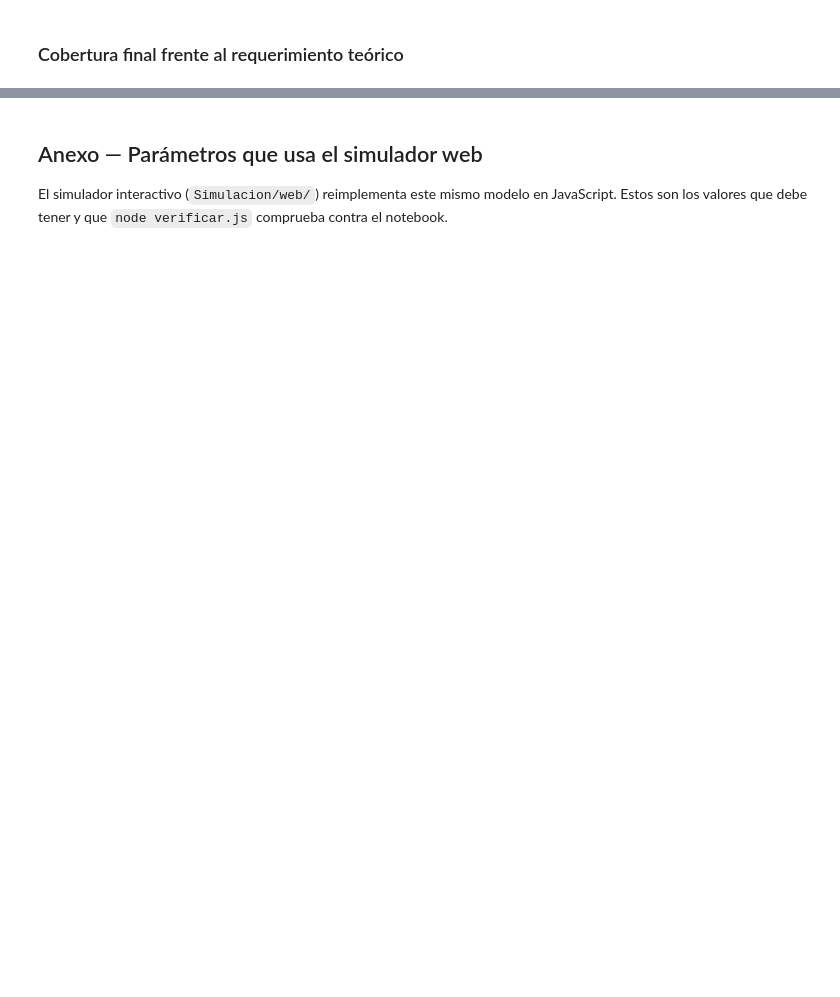
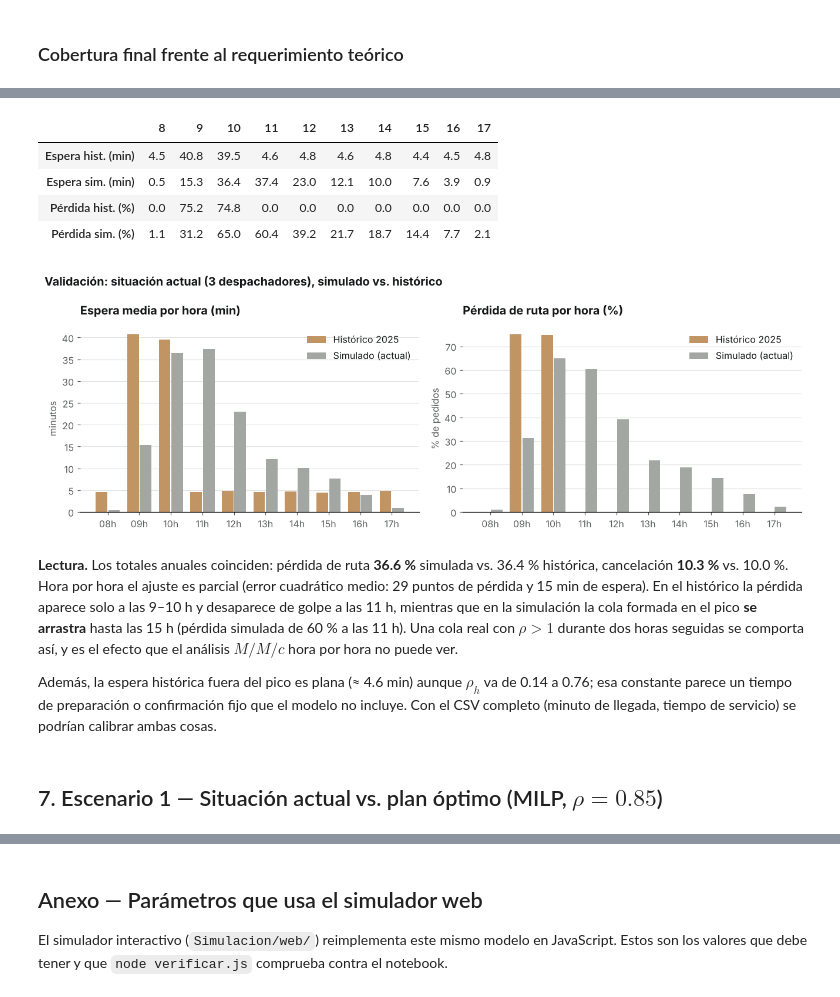
Before and after one commit to Efustion23/denlu-simulacion, a Jupyter notebook: Simulacion/Denlu.ipynb, the cells around one changed output, grey strips where cells are left out. Drawn from its saved outputs; the diff is of its cells as text; code cells hidden in the pictures; blank space fills up the shorter version.

```diff
--- a/Simulacion/Denlu.ipynb
+++ b/Simulacion/Denlu.ipynb
@@ -1018,0 +456,15 @@ display(Markdown(f'''
+# %%
+grilla = []
+for T in [15, 20, 25]:
+    for p in [0.24, 0.26, 0.28, 0.30, 0.32]:
+        sims = pd.concat([simular_anio(PLAN_ACTUAL, T, p, seed=1000 + s) for s in range(4)])
+        perdida, cancel = 100 * sims["perdio_ruta"].mean(), 100 * sims["cancelado"].mean()
+        grilla.append({"T": T, "p": p, "Pérdida (%)": perdida, "Cancel (%)": cancel,
+                       "Error": (perdida - HIST_PERDIDA_TOTAL) ** 2 + (cancel - HIST_CANCEL) ** 2})
+grilla = pd.DataFrame(grilla)
+mejor = grilla.loc[grilla["Error"].idxmin()]
+T_CAL, P_CAL = float(mejor["T"]), float(mejor["p"])
+
+display(grilla.pivot(index="T", columns="p", values="Error").round(1)
+        .style.background_gradient(cmap="Blues_r").set_caption("Error de calibración (menor = mejor)"))
+print(f"Calibrado: T = {T_CAL:.0f} min, p = {P_CAL:.2f} -> pérdida {mejor['Pérdida (%)']:.1f} %, cancelados {mejor['Cancel (%)']:.1f} %")
@@ -1018,0 +479,46 @@ display(Markdown(f'''
+# %%
+# Validación hora por hora: situación actual simulada vs. histórico 2025
+sim_actual = pd.concat([simular_anio(PLAN_ACTUAL, T_CAL, P_CAL, seed=s) for s in range(R)])
+por_hora = sim_actual.groupby("hora").agg(espera=("espera", "mean"), perdida=("perdio_ruta", "mean"))
+sim_perdida = 100 * por_hora["perdida"]
+validacion = pd.DataFrame({"Espera hist. (min)": HIST_ESPERA, "Espera sim. (min)": por_hora["espera"],
+                           "Pérdida hist. (%)": HIST_PERDIDA, "Pérdida sim. (%)": sim_perdida})
+display(validacion.round(1).T)
+
+rmse_perdida = float(np.sqrt(((sim_perdida - pd.Series(HIST_PERDIDA)) ** 2).mean()))
+rmse_espera = float(np.sqrt(((por_hora["espera"] - pd.Series(HIST_ESPERA)) ** 2).mean()))
+tot_perdida, tot_cancel = 100 * sim_actual["perdio_ruta"].mean(), 100 * sim_actual["cancelado"].mean()
+
+fig, ax = plt.subplots(1, 2, figsize=(12, 4.2))
+barras_por_hora(ax[0], {"Histórico 2025": ([HIST_ESPERA[h] for h in HORAS], COLOR["hist"]),
+                        "Simulado (actual)": (por_hora["espera"], COLOR["actual"])}, "Espera media por hora (min)", "minutos")
+barras_por_hora(ax[1], {"Histórico 2025": ([HIST_PERDIDA[h] for h in HORAS], COLOR["hist"]),
+                        "Simulado (actual)": (sim_perdida, COLOR["actual"])}, "Pérdida de ruta por hora (%)", "% de pedidos")
+fig.suptitle("Validación: situación actual (3 despachadores), simulado vs. histórico", x=0.01, ha="left", fontweight="bold", fontsize=13)
+plt.tight_layout(); plt.show()
+
+fuera_pico = [h for h in HORAS if h not in (9, 10) and sim_perdida[h] > 10 and HIST_PERDIDA[h] == 0]
+display(Markdown(
+    f"**Lectura.** Los totales anuales coinciden: pérdida de ruta **{tot_perdida:.1f} %** simulada vs. {HIST_PERDIDA_TOTAL:.1f} % histórica, "
+    f"cancelación **{tot_cancel:.1f} %** vs. {HIST_CANCEL:.1f} %. Hora por hora el ajuste es parcial (error cuadrático medio: "
+    f"{rmse_perdida:.0f} puntos de pérdida y {rmse_espera:.0f} min de espera). "
+    f"En el histórico la pérdida aparece solo a las 9–10 h y desaparece de golpe a las 11 h, mientras que en la simulación la cola formada en el pico "
+    f"**se arrastra** hasta {f'las {max(fuera_pico)} h' if fuera_pico else 'el mediodía'} "
+    f"(pérdida simulada de {sim_perdida[11]:.0f} % a las 11 h). Una cola real con $\\rho > 1$ durante dos horas seguidas se comporta así, y es el efecto "
+    f"que el análisis $M/M/c$ hora por hora no puede ver.\n\n"
+    f"Además, la espera histórica fuera del pico es plana (≈ {np.mean([HIST_ESPERA[h] for h in HORAS if h not in (9, 10)]):.1f} min) "
+    f"aunque $\\rho_h$ va de {diag['Rho (Utilización)'].min():.2f} a {diag.loc[~diag['Hora_Int'].isin([9, 10]), 'Rho (Utilización)'].max():.2f}; "
+    f"esa constante parece un tiempo de preparación o confirmación fijo que el modelo no incluye. "
+    f"Con el CSV completo (minuto de llegada, tiempo de servicio) se podrían calibrar ambas cosas."))
+# %% [output]
+|  | 8 | 9 | 10 | 11 | 12 | 13 | 14 | 15 | 16 | 17 |
+| Espera hist. (min) | 4.5 | 40.8 | 39.5 | 4.6 | 4.8 | 4.6 | 4.8 | 4.4 | 4.5 | 4.8 |
+| Espera sim. (min) | 0.5 | 15.3 | 36.4 | 37.4 | 23.0 | 12.1 | 10.0 | 7.6 | 3.9 | 0.9 |
+| Pérdida hist. (%) | 0.0 | 75.2 | 74.8 | 0.0 | 0.0 | 0.0 | 0.0 | 0.0 | 0.0 | 0.0 |
+| Pérdida sim. (%) | 1.1 | 31.2 | 65.0 | 60.4 | 39.2 | 21.7 | 18.7 | 14.4 | 7.7 | 2.1 |
+[figure, added]
+**Lectura.** Los totales anuales coinciden: pérdida de ruta **36.6 %** simulada vs. 36.4 % histórica, cancelación **10.3 %** vs. 10.0 %. Hora por hora el ajuste es parcial (error cuadrático medio: 29 puntos de pérdida y 15 min de espera). En el histórico la pérdida aparece solo a las 9–10 h y desaparece de golpe a las 11 h, mientras que en la simulación la cola formada en el pico **se arrastra** hasta las 15 h (pérdida simulada de 60 % a las 11 h). Una cola real con $\rho > 1$ durante dos horas seguidas se comporta así, y es el efecto que el análisis $M/M/c$ hora por hora no puede ver.
+
+Además, la espera histórica fuera del pico es plana (≈ 4.6 min) aunque $\rho_h$ va de 0.14 a 0.76; esa constante parece un tiempo de preparación o confirmación fijo que el modelo no incluye. Con el CSV completo (minuto de llegada, tiempo de servicio) se podrían calibrar ambas cosas.
+# %% [markdown]
+## 7. Escenario 1 — Situación actual vs. plan óptimo (MILP, $\rho = 0.85$)
```
Also changed, not shown: parts of 59 cells of this notebook, 6 other files.
